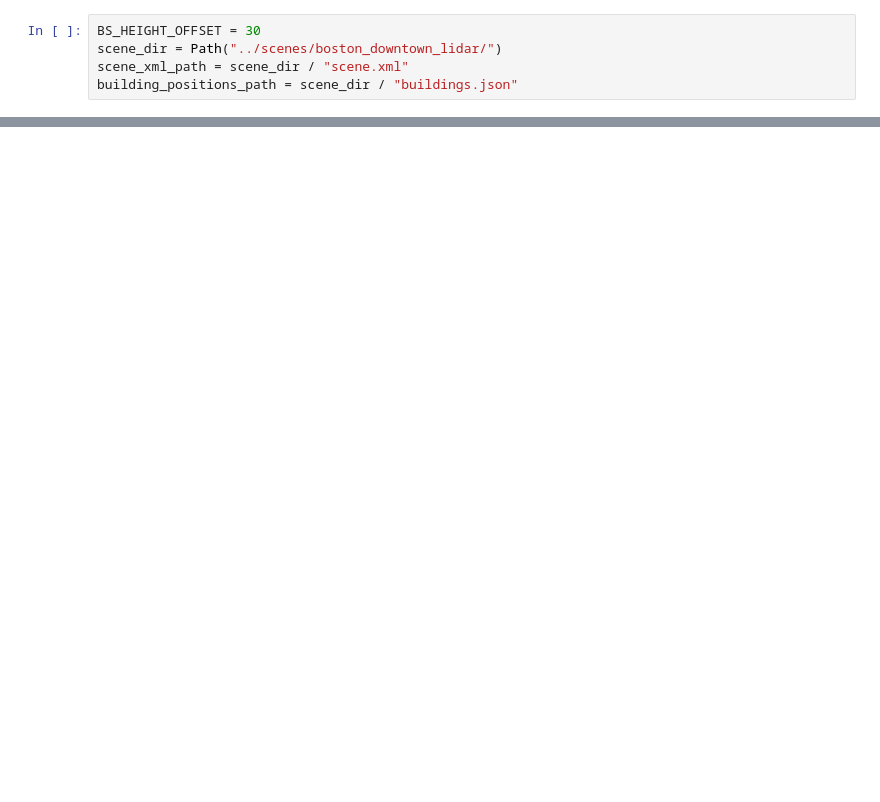
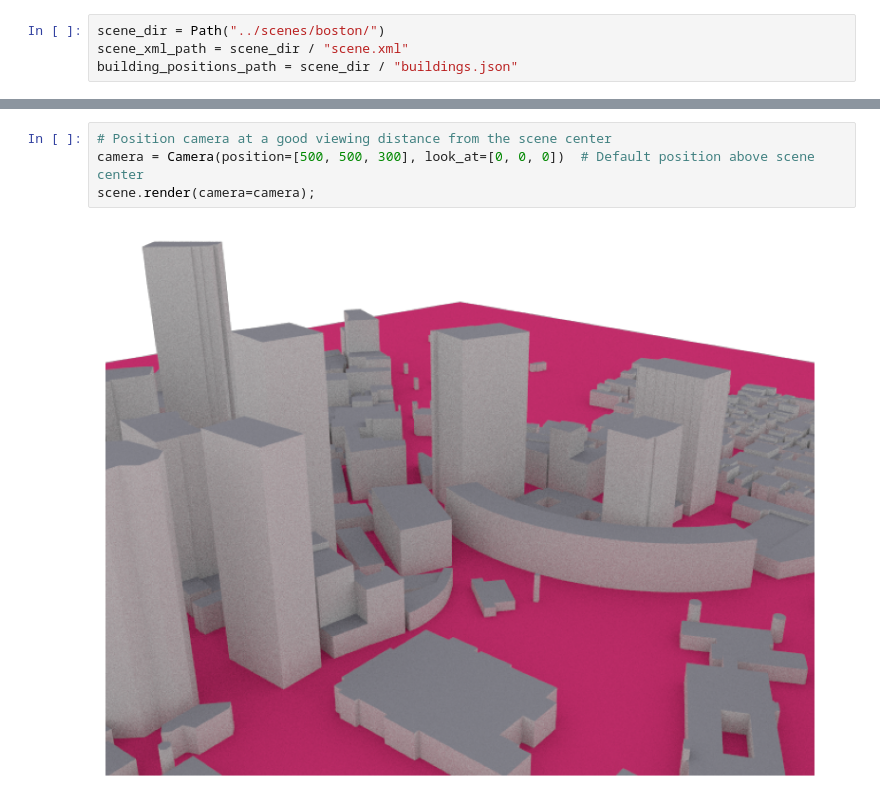
Before and after one commit to BerkIGuler/CSIGen, a Jupyter notebook: examples/visualize_sectors_boston_downtown_lidar.ipynb, the cells around one changed output, grey strips where cells are left out. Saved outputs shown, nothing was run; the diff lists cells and outputs as text; blank space fills up the shorter version.

```diff
--- a/examples/visualize_sectors_boston_downtown_lidar.ipynb
+++ b/examples/visualize_sectors_boston_downtown_lidar.ipynb
@@ -12,6 +14,5 @@ from src.user_equipment import set_rx_antenna_array
 # %%
-BS_HEIGHT_OFFSET = 30
-scene_dir = Path("../scenes/boston_downtown_lidar/")
+scene_dir = Path("../scenes/boston/")
 scene_xml_path = scene_dir / "scene.xml"
 building_positions_path = scene_dir / "buildings.json"
 # %%
@@ -55,3 +156,9 @@ building_id, centroid = get_highest_building_centroid(building_positions)
+# %%
+# Position camera at a good viewing distance from the scene center
+camera = Camera(position=[500, 500, 300], look_at=[0, 0, 0])  # Default position above scene center
+scene.render(camera=camera);
+# %% [output]
+[figure, added]
 # %%
 set_tx_antenna_array(
     scene,
```
Also changed, not shown: parts of 14 cells of this notebook, 1 other file.
